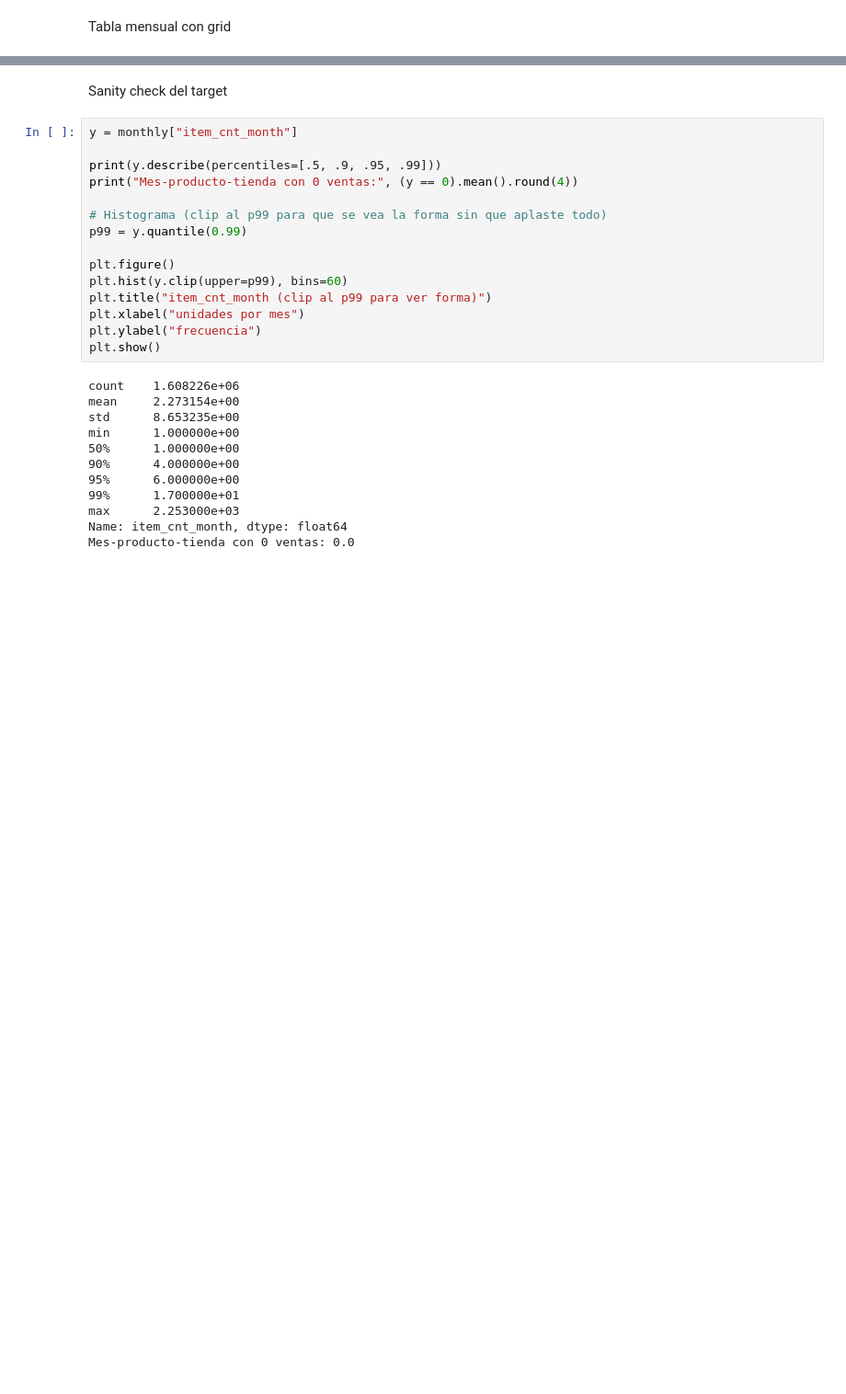
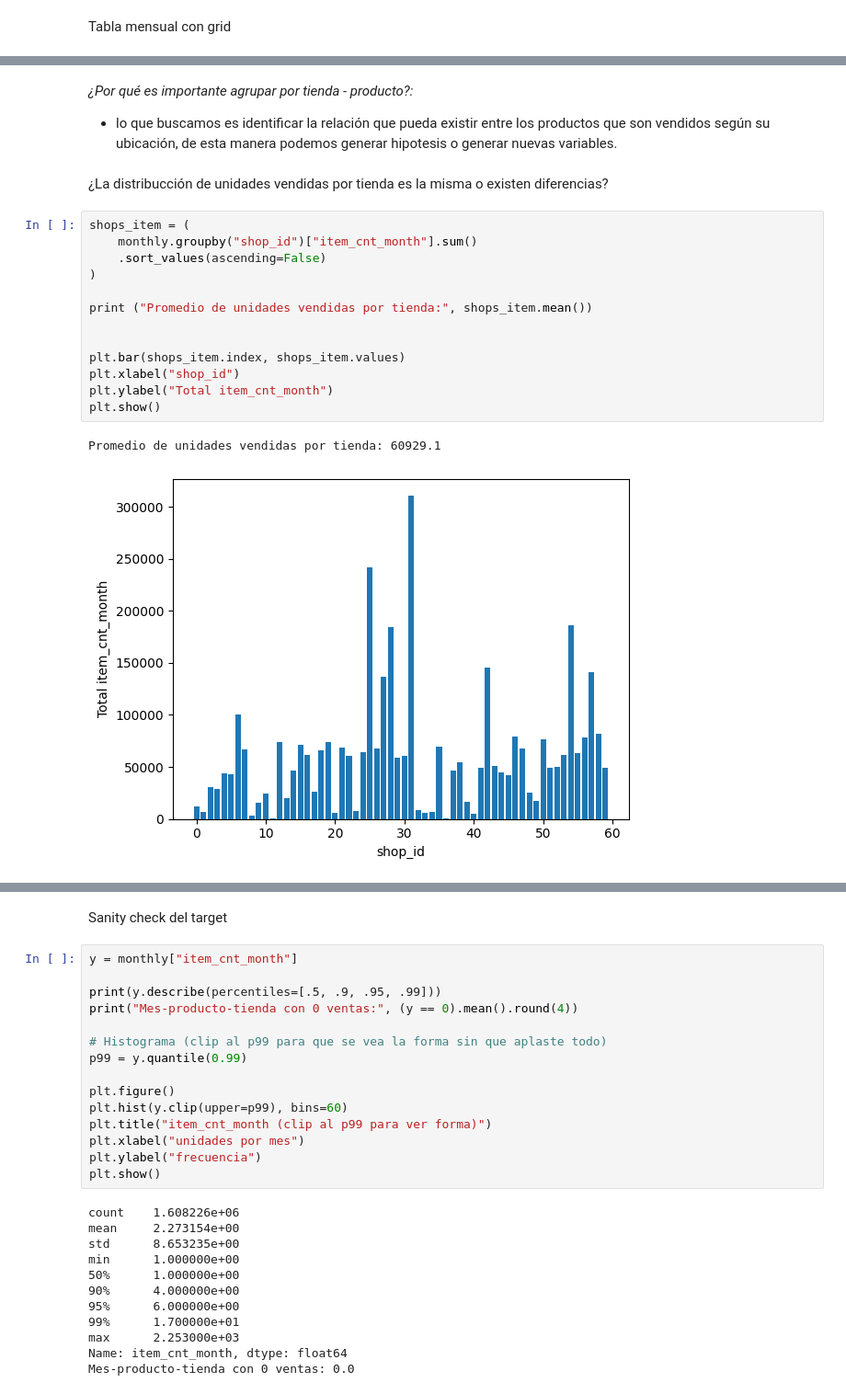
Before and after one commit to Andrea-Monserrat/Prediccion_de-_demanda_en_retail, a Jupyter notebook: Notebooks/01_EDA.ipynb, the cells around one changed output, grey strips where cells are left out. Shown at 92% size. Cells and saved outputs as stored; diff of their text form; blank space fills up the shorter version.

Commit message:
Update EDA, nuevas columnas

```diff
--- a/Notebooks/01_EDA.ipynb
+++ b/Notebooks/01_EDA.ipynb
@@ -181,3 +211,24 @@ Proporción de ceros: 0.0
 | 2 | 0 | 25 | 2554 | 1.0 | 1709.050049 | 1709.050049 | 1 | ... |
 | 3 | 0 | 25 | 2555 | 1.0 | 1099.000000 | 1099.000000 | 1 | ... |
 | 4 | 0 | 25 | 2564 | 1.0 | 349.000000 | 349.000000 | 1 | ... |
+# %% [markdown]
+*¿Por qué es importante agrupar por tienda - producto?:*
+- lo que buscamos es identificar la relación que pueda existir entre los productos que son vendidos según su ubicación, de esta manera podemos generar hipotesis o generar nuevas variables.
+# %% [markdown]
+¿La distribucción de unidades vendidas por tienda es la misma o existen diferencias?
+# %%
+shops_item = (
+    monthly.groupby("shop_id")["item_cnt_month"].sum()
+    .sort_values(ascending=False)
+)
+
+print ("Promedio de unidades vendidas por tienda:", shops_item.mean())
+
+
+plt.bar(shops_item.index, shops_item.values)
+plt.xlabel("shop_id")
+plt.ylabel("Total item_cnt_month")
+plt.show()
+# %% [output]
+Promedio de unidades vendidas por tienda: 60929.1
+[figure, added]
```
Also changed, not shown: parts of 31 cells of this notebook.
